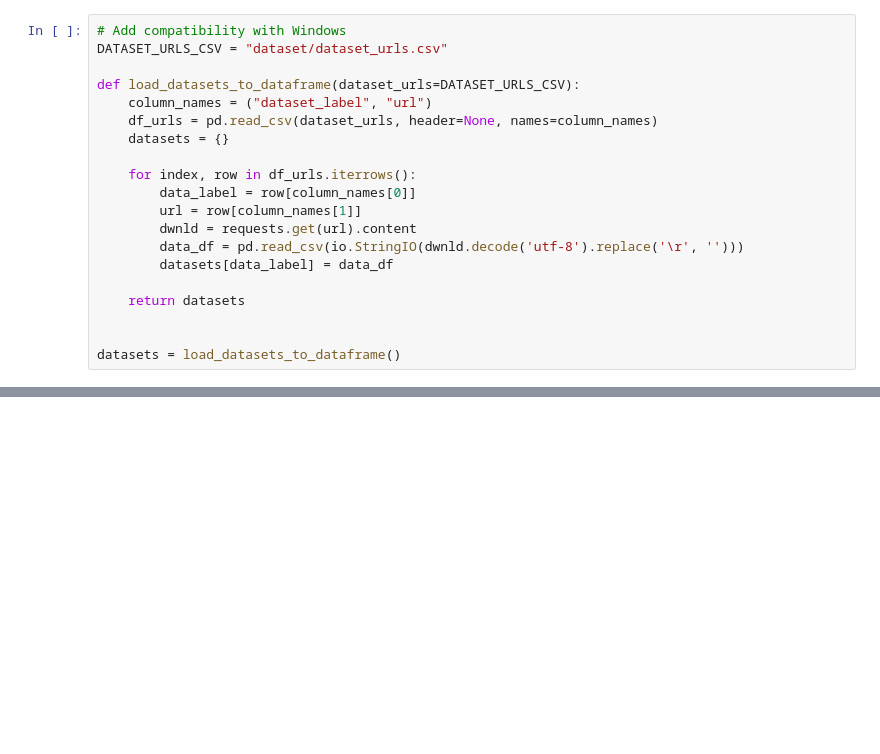
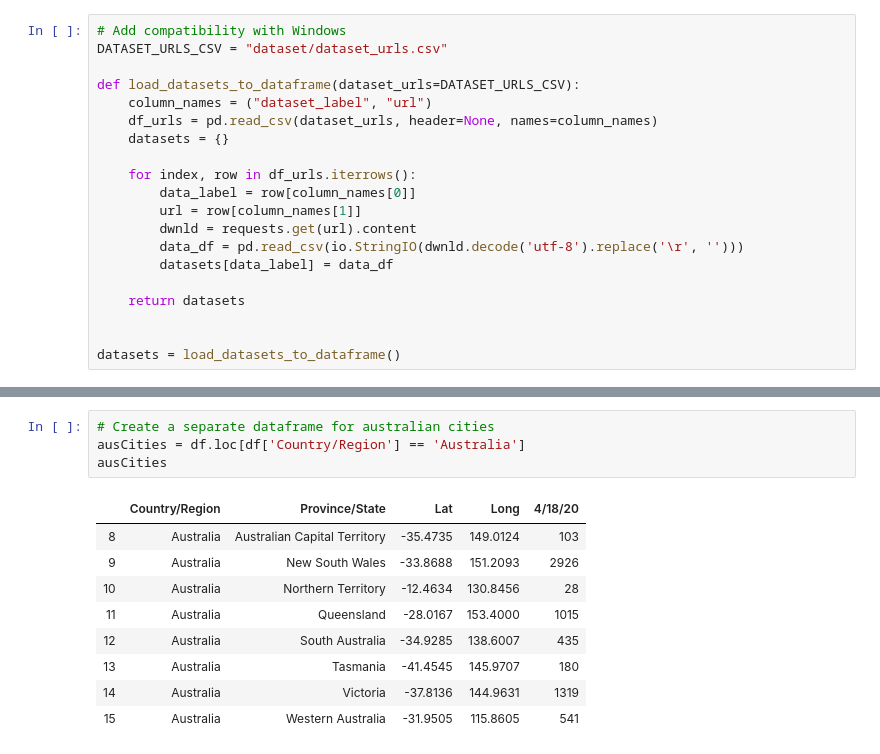
Before and after one commit to Ccamm/coronavirus_network, a Jupyter notebook: coronavirus_network.ipynb, the cells around one changed output, grey strips where cells are left out. Drawn from its saved outputs; the diff is of its cells as text; blank space fills up the shorter version.

```diff
--- a/coronavirus_network.ipynb
+++ b/coronavirus_network.ipynb
@@ -57,0 +198,14 @@ datasets['deaths']
+# %%
+# Create a separate dataframe for australian cities
+ausCities = df.loc[df['Country/Region'] == 'Australia']
+ausCities
+# %% [output]
+|  | Country/Region | Province/State | Lat | Long | 4/18/20 |
+| 8 | Australia | Australian Capital Territory | -35.4735 | 149.0124 | 103 |
+| 9 | Australia | New South Wales | -33.8688 | 151.2093 | 2926 |
+| 10 | Australia | Northern Territory | -12.4634 | 130.8456 | 28 |
+| 11 | Australia | Queensland | -28.0167 | 153.4000 | 1015 |
+| 12 | Australia | South Australia | -34.9285 | 138.6007 | 435 |
+| 13 | Australia | Tasmania | -41.4545 | 145.9707 | 180 |
+| 14 | Australia | Victoria | -37.8136 | 144.9631 | 1319 |
+| 15 | Australia | Western Australia | -31.9505 | 115.8605 | 541 |
```
Also changed, not shown: parts of 16 cells of this notebook.
